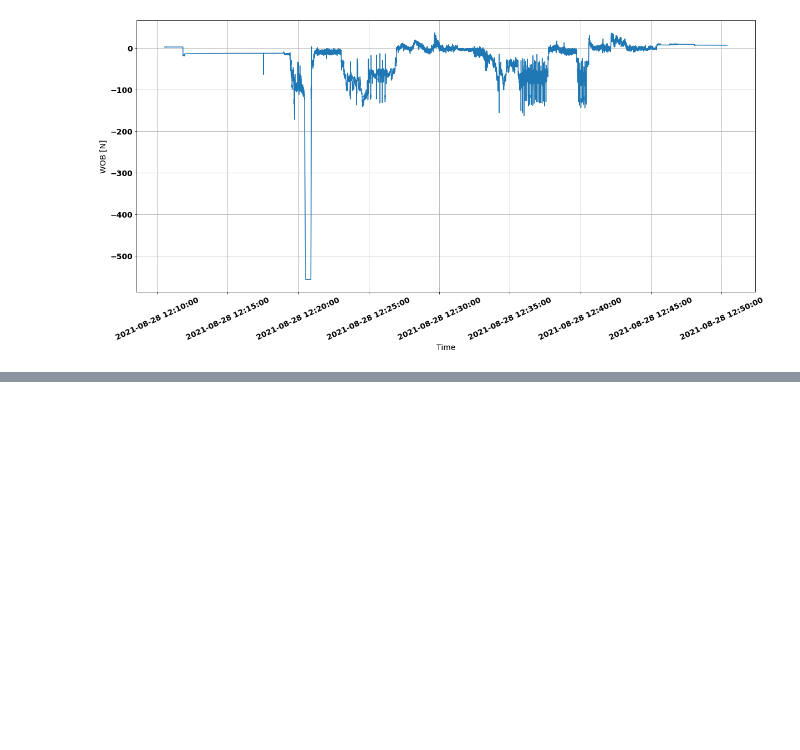
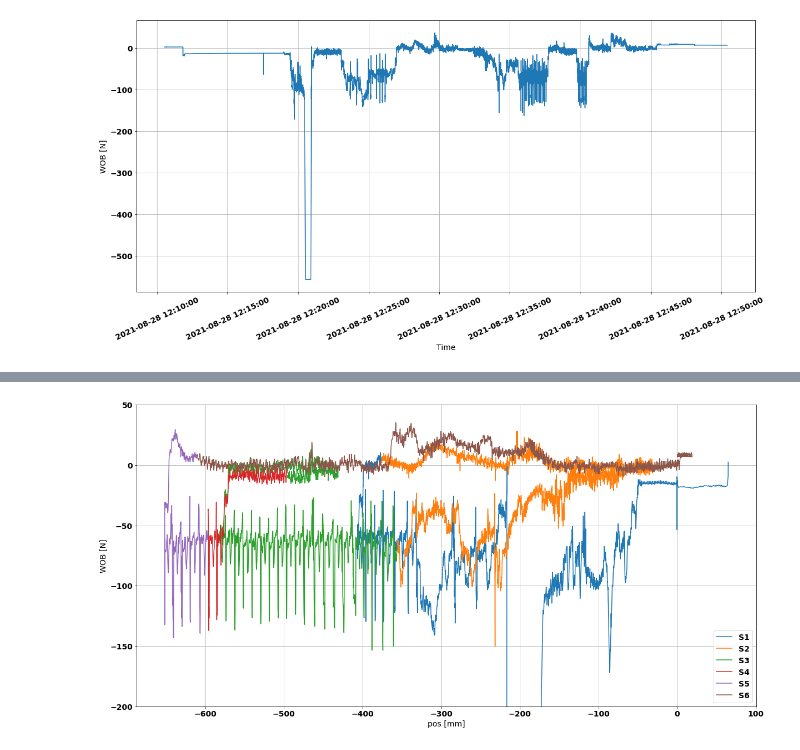
Before and after one commit to MIT-Hydration/HydrationIII, a Jupyter notebook: data/2021-Aug-28/Data Exploration 2021-Aug-28.ipynb, the cells around one changed output, grey strips where cells are left out. Cells and saved outputs as stored; diff of their text form; code cells hidden in the pictures; blank space fills up the shorter version.

```diff
--- a/data/2021-Aug-28/Data Exploration 2021-Aug-28.ipynb
+++ b/data/2021-Aug-28/Data Exploration 2021-Aug-28.ipynb
@@ -124,0 +141,23 @@ plt.show()
+# %%
+ts = df1["time_s"]
+f_wob = interpolate.interp1d(df_wob["time_s"], df_wob["wob_n"])
+wob_ts = f_wob(ts)
+
+plt.figure(figsize=[20, 10])
+
+plt.plot(df1["pos_0_m"][0:10000]*1000, wob_ts[0:10000])
+plt.plot(df1["pos_0_m"][10000:15000]*1000, wob_ts[10000:15000])
+plt.plot(df1["pos_0_m"][15000:17000]*1000, wob_ts[15000:17000])
+plt.plot(df1["pos_0_m"][17000:17500]*1000, wob_ts[17000:17500])
+plt.plot(df1["pos_0_m"][17500:18000]*1000, wob_ts[17500:18000])
+plt.plot(df1["pos_0_m"][18000:]*1000, wob_ts[18000:])
+
+
+plt.xlabel("pos [mm]")
+plt.ylabel("WOB [N]")
+plt.ylim([-200, 50])
+plt.grid('on')
+plt.legend(['S1', 'S2', 'S3', 'S4', 'S5', 'S6'])
+plt.show()
+# %% [output]
+[figure, added]
```
Also changed, not shown: parts of 11 cells of this notebook.
